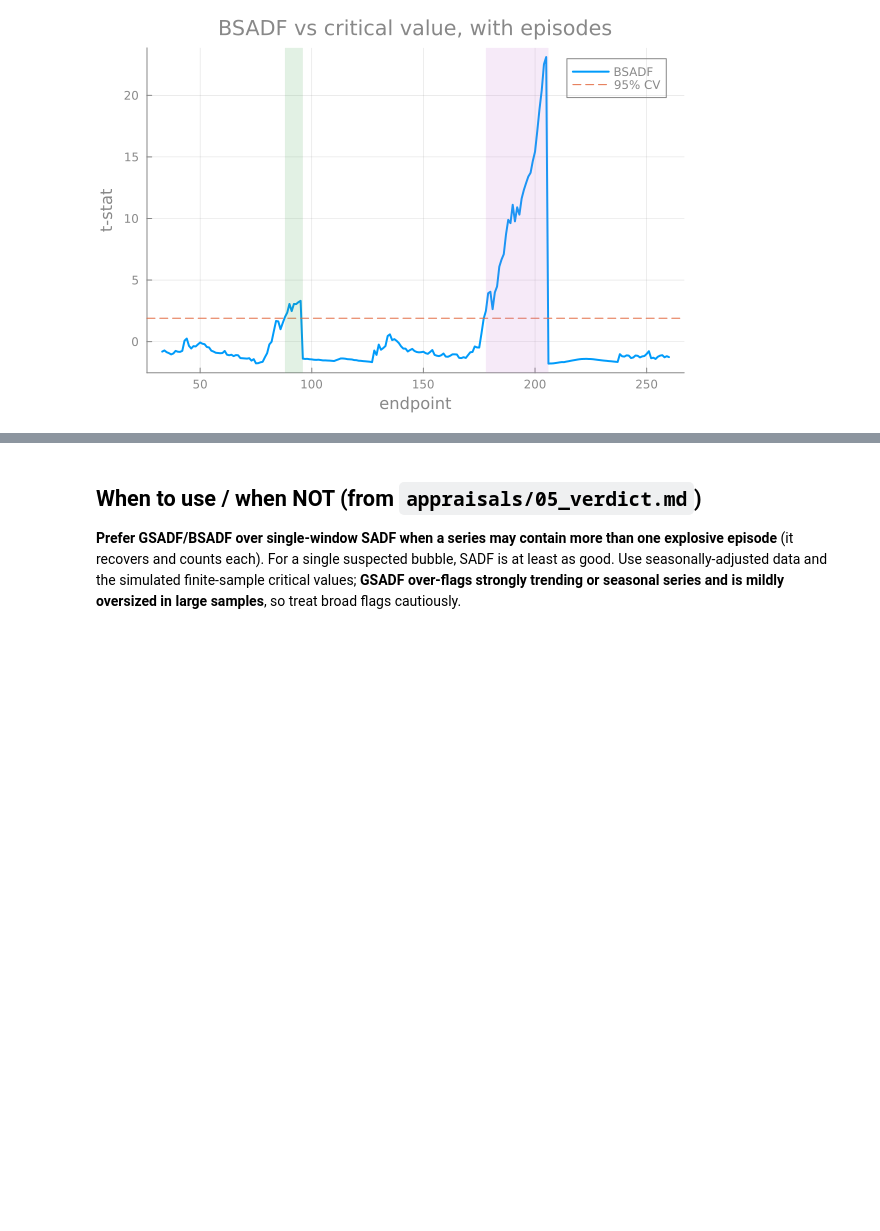
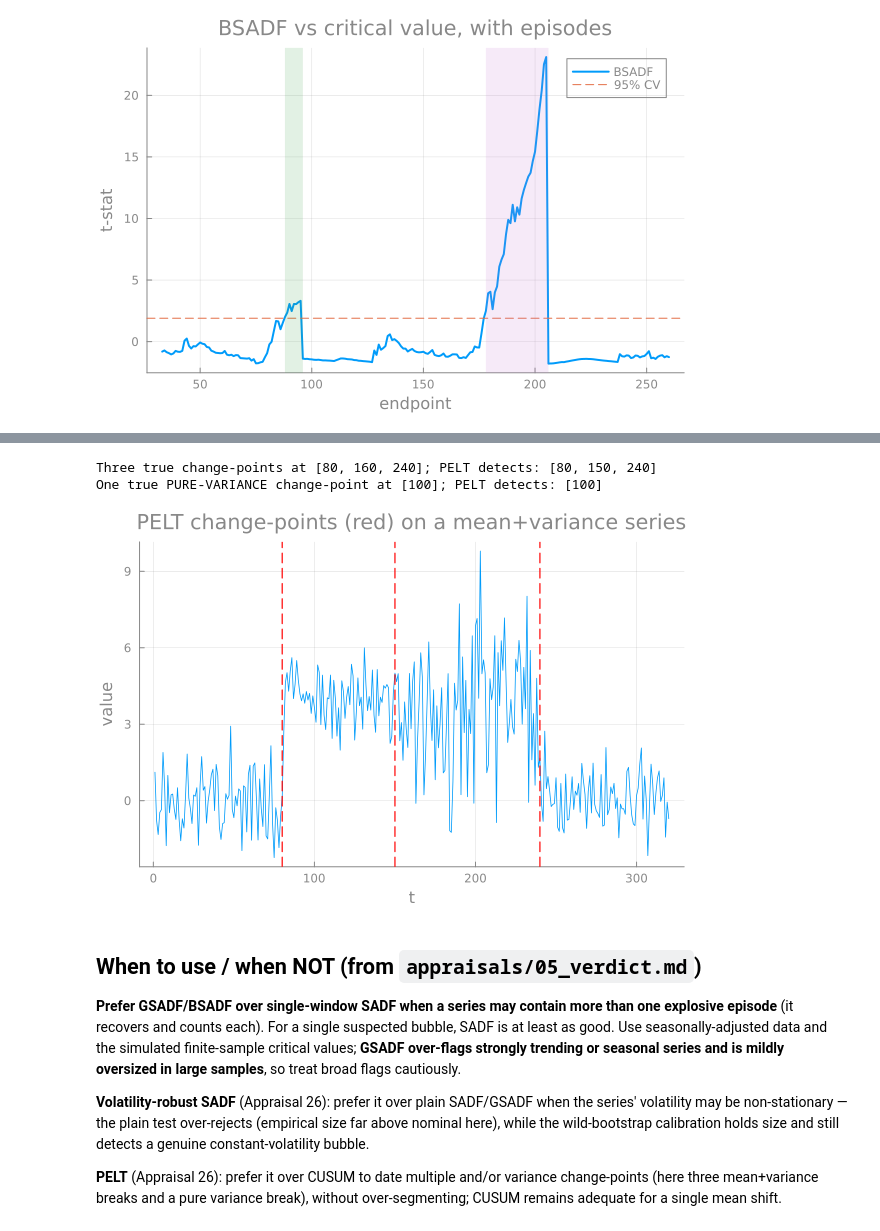
Before and after one commit to RiskLabAI/Notebooks.jl, a Jupyter notebook: Features/Structural Breaks/GSADF_MultipleBubbles.ipynb, the cells around one changed output, grey strips where cells are left out. Cells and saved outputs as stored; diff of their text form; code cells hidden in the pictures; blank space fills up the shorter version.

```diff
--- a/Features/Structural Breaks/GSADF_MultipleBubbles.ipynb
+++ b/Features/Structural Breaks/GSADF_MultipleBubbles.ipynb
@@ -93,3 +181,25 @@ Detected episodes (origination, collapse): [(88, 96), (178, 206)]
+# %%
+# WAVE29-BREAKS: PELT on (a) three mean+variance change-points and (b) a pure variance shift
+rng_m = MersenneTwister(2)
+multi = vcat(randn(rng_m, 80), randn(rng_m, 80) .+ 4.0,
+             2.5 .* randn(rng_m, 80) .+ 4.0, randn(rng_m, 80))
+cps_multi = pelt_change_points(multi; penalty_multiplier = 2.0, min_size = 15, jump = 5)
+println("Three true change-points at [80, 160, 240]; PELT detects: ", cps_multi)
+
+rng_v = MersenneTwister(11)
+var_only = vcat(randn(rng_v, 100), 3.0 .* randn(rng_v, 100))
+cps_var = pelt_change_points(var_only)        # CUSUM is blind to this pure variance break
+println("One true PURE-VARIANCE change-point at [100]; PELT detects: ", cps_var)
+# %% [output]
+Three true change-points at [80, 160, 240]; PELT detects: [80, 150, 240]
+One true PURE-VARIANCE change-point at [100]; PELT detects: [100]
+# %%
+# WAVE29-BREAKS: visualize the PELT segmentation of the multi-break series
+plot(multi; legend = false, lw = 0.8, xlabel = "t", ylabel = "value",
+     title = "PELT change-points (red) on a mean+variance series")
+vline!(cps_multi; color = :red, ls = :dash, lw = 1.2)
+# %% [output]
+[figure, added]
 # %% [markdown]
 ## When to use / when NOT (from `appraisals/05_verdict.md`)
 **Prefer GSADF/BSADF over single-window SADF when a series may contain more than
@@ -98,3 +208,13 @@ bubble, SADF is at least as good. Use seasonally-adjusted data and the simulated
 finite-sample critical values; **GSADF over-flags strongly trending or seasonal
 series and is mildly oversized in large samples**, so treat broad flags
 cautiously.
+
+<!-- WAVE29-BREAKS-TAKE -->
+**Volatility-robust SADF** (Appraisal 26): prefer it over plain SADF/GSADF when the
+series' volatility may be non-stationary — the plain test over-rejects (empirical size
+far above nominal here), while the wild-bootstrap calibration holds size and still
+detects a genuine constant-volatility bubble.
+
+**PELT** (Appraisal 26): prefer it over CUSUM to date multiple and/or variance
+change-points (here three mean+variance breaks and a pure variance break), without
+over-segmenting; CUSUM remains adequate for a single mean shift.
```
Also changed, not shown: parts of 6 cells of this notebook, 1 other file.
